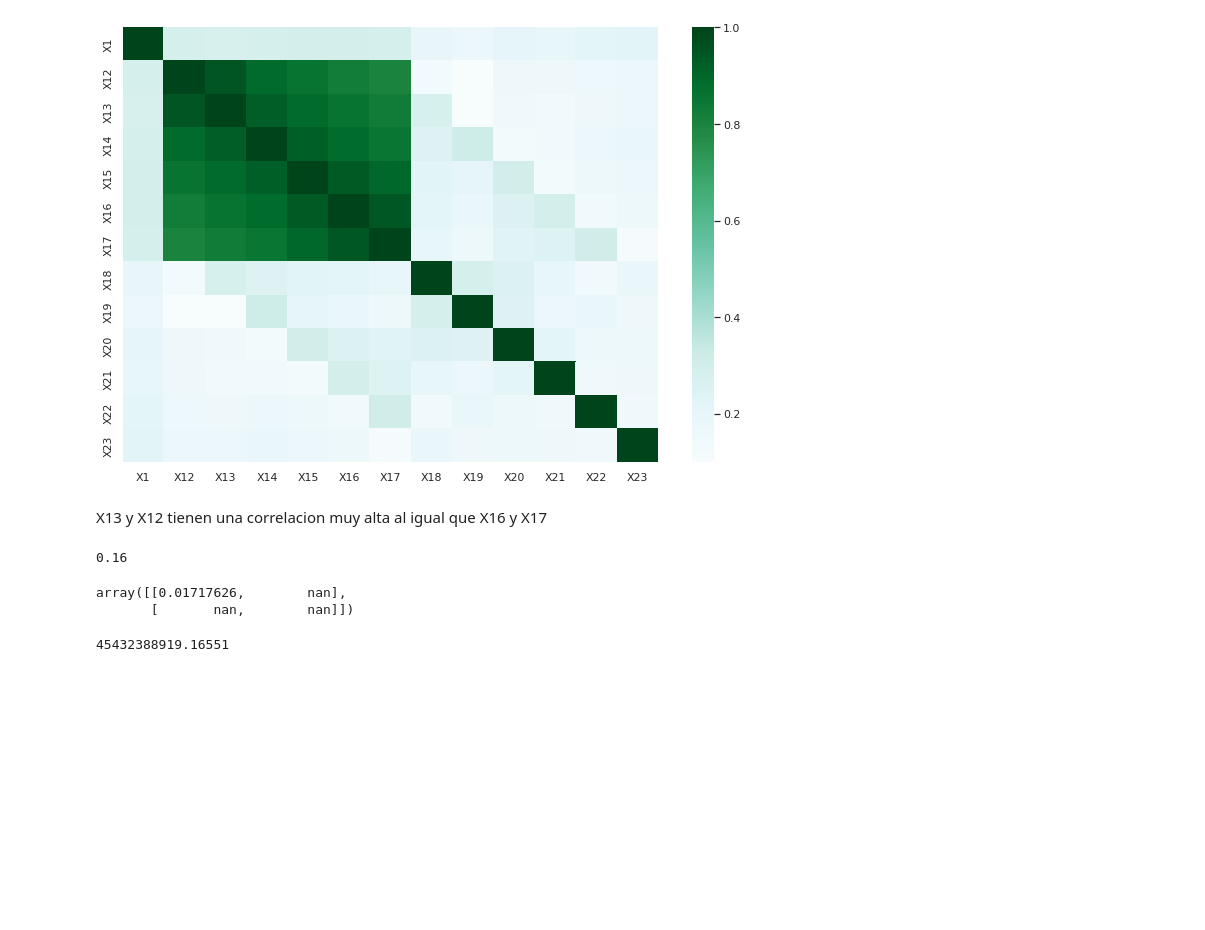
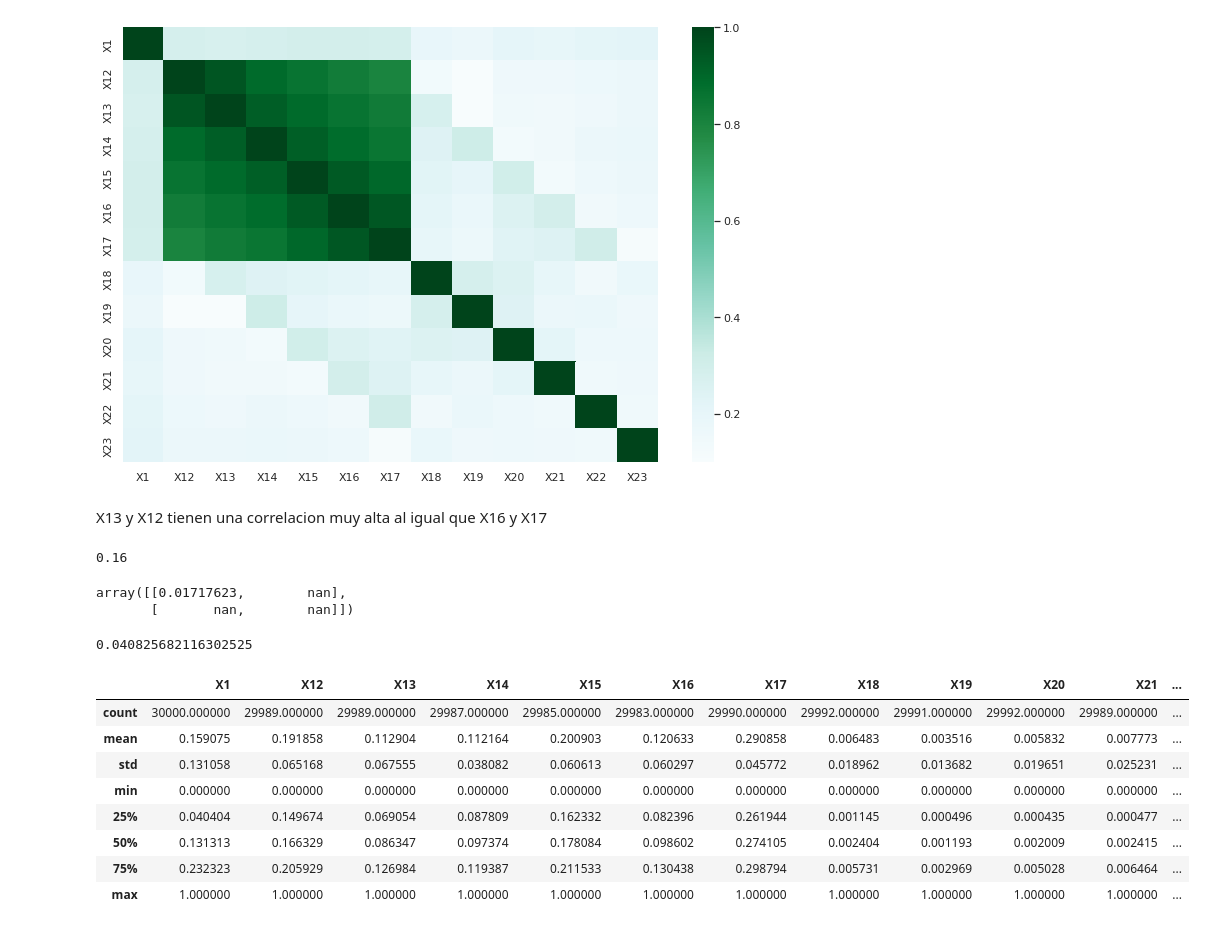
Before and after one commit to PosgradoMNA/actividades-del-projecto-equipo-46, a Jupyter notebook: Actividad_Semana_4.ipynb, the cells around one changed output. Saved outputs shown, nothing was run; the diff lists cells and outputs as text; code cells hidden in the pictures; blank space fills up the shorter version.

```diff
--- a/Actividad_Semana_4.ipynb
+++ b/Actividad_Semana_4.ipynb
@@ -92,7 +92,7 @@ ndf.head()
 ndf=(
     (ndf-ndf.min())/
     (ndf.max()-ndf.min())
-)
+).round(6)
 # %%
 # se realiza la correlacion de las variables
 
@@ -131,9 +131,21 @@ ndf.X1.mean().round(2)
 Varience = np.cov([ndf.X1, ndf.X12])
 Varience
 # %% [output]
-array([[0.01717626,        nan],
+array([[0.01717623,        nan],
        [       nan,        nan]])
 # %%
 ndf.var().sum()
 # %% [output]
-45432388919.16551
+0.040825682116302525
+# %%
+ndf.describe()
+# %% [output]
+|  | X1 | X12 | X13 | X14 | X15 | X16 | X17 | X18 | X19 | X20 | X21 | ... |
+| count | 30000.000000 | 29989.000000 | 29989.000000 | 29987.000000 | 29985.000000 | 29983.000000 | 29990.000000 | 29992.000000 | 29991.000000 | 29992.000000 | 29989.000000 | ... |
+| mean | 0.159075 | 0.191858 | 0.112904 | 0.112164 | 0.200903 | 0.120633 | 0.290858 | 0.006483 | 0.003516 | 0.005832 | 0.007773 | ... |
+| std | 0.131058 | 0.065168 | 0.067555 | 0.038082 | 0.060613 | 0.060297 | 0.045772 | 0.018962 | 0.013682 | 0.019651 | 0.025231 | ... |
+| min | 0.000000 | 0.000000 | 0.000000 | 0.000000 | 0.000000 | 0.000000 | 0.000000 | 0.000000 | 0.000000 | 0.000000 | 0.000000 | ... |
+| 25% | 0.040404 | 0.149674 | 0.069054 | 0.087809 | 0.162332 | 0.082396 | 0.261944 | 0.001145 | 0.000496 | 0.000435 | 0.000477 | ... |
+| 50% | 0.131313 | 0.166329 | 0.086347 | 0.097374 | 0.178084 | 0.098602 | 0.274105 | 0.002404 | 0.001193 | 0.002009 | 0.002415 | ... |
+| 75% | 0.232323 | 0.205929 | 0.126984 | 0.119387 | 0.211533 | 0.130438 | 0.298794 | 0.005731 | 0.002969 | 0.005028 | 0.006464 | ... |
+| max | 1.000000 | 1.000000 | 1.000000 | 1.000000 | 1.000000 | 1.000000 | 1.000000 | 1.000000 | 1.000000 | 1.000000 | 1.000000 | ... |
```
Also changed, not shown: parts of 3 cells of this notebook.
